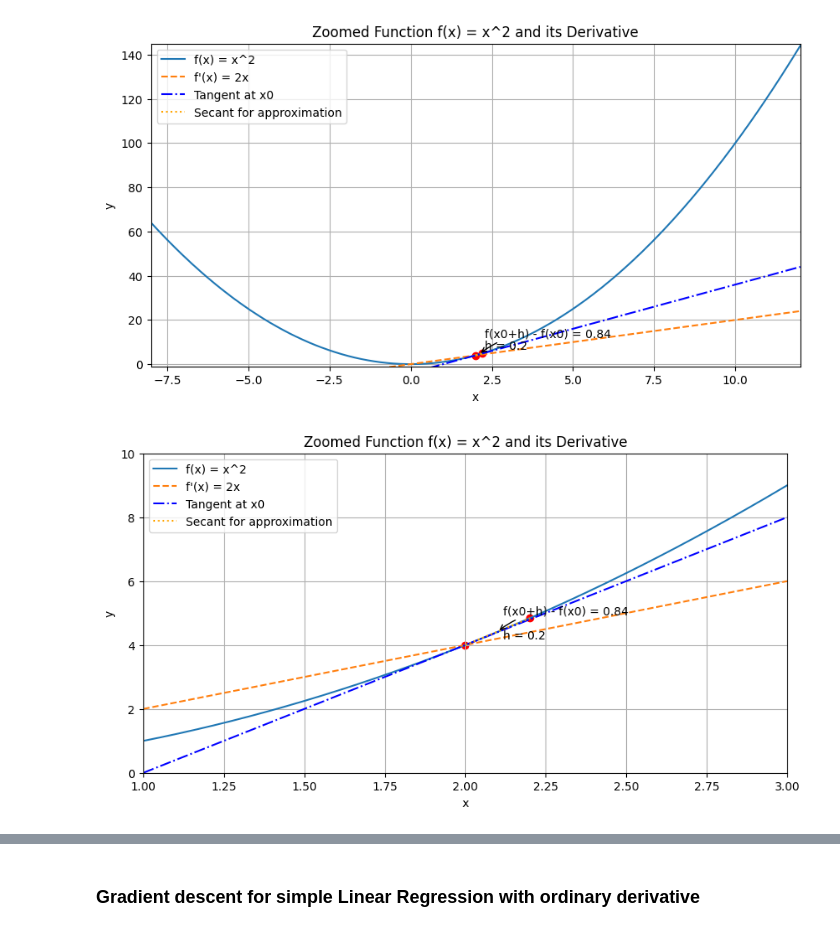
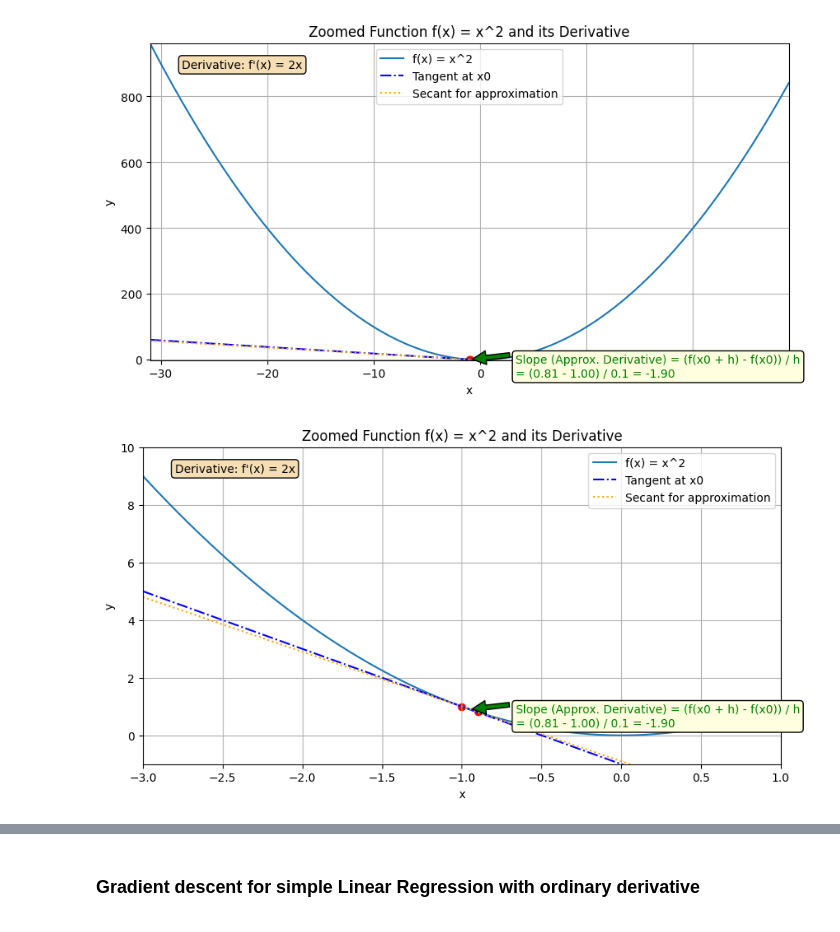
Before and after one commit to imaxfp/neural_n00b, a Jupyter notebook: 2_0_derevatives.ipynb, the cells around one changed output, grey strips where cells are left out. Cells and saved outputs as stored; diff of their text form; code cells hidden in the pictures.

```diff
--- a/2_0_derevatives.ipynb
+++ b/2_0_derevatives.ipynb
@@ -30,61 +30,63 @@ def actual_derivative_quad_fun(x):
 def approximate_derivative(f, x, h=1e-5):
     return (f(x + h) - f(x)) / h
 
-
-
 def plot_function_and_derivative_zoomed(f, actual_derivative, approx_deriv, x0, h, zoom_factor):
-
-
     # Generate x values around x0
     x = np.linspace(x0 - zoom_factor, x0 + zoom_factor, 400)
     y = f(x)
-    dy = actual_derivative(x)
+   # dy = actual_derivative(x)
 
     # Compute the tangent line at x0
     tangent_actual = actual_derivative(x0) * (x - x0) + f(x0)
 
-    # Compute the secant line for the approximate derivative
-    secant_x = np.array([x0, x0 + h])
-    secant_y = f(secant_x)
+    # Compute the slope of the secant line for the approximate derivative
+    slope_secant = (f(x0 + h) - f(x0)) / h
+
+    # Extend the secant line across the plotted range
+    secant_line = slope_secant * (x - x0) + f(x0)
 
     # Plot the function, derivative, and tangent line
     plt.figure(figsize=(10, 5))
     plt.plot(x, y, label='f(x) = x^2')
-    plt.plot(x, dy, label="f'(x) = 2x", linestyle='--')
     plt.plot(x, tangent_actual, label="Tangent at x0", linestyle='-.', color='blue')
-    plt.plot(secant_x, secant_y, label="Secant for approximation", linestyle=':', color='orange')
+    plt.plot(x, secant_line, label="Secant for approximation", linestyle=':', color='orange')
 
     # Highlight the points used for the secant line
-    plt.scatter(secant_x, secant_y, color='red')
+    plt.scatter([x0, x0 + h], [f(x0), f(x0 + h)], color='red')
+    plt.text(0.05, 0.95, "Derivative: f'(x) = 2x", horizontalalignment='left', verticalalignment='top', transform=plt.gca().transAxes, fontsize=10, bbox=dict(boxstyle="round", facecolor='wheat', edgecolor='black'))
 
-    # Annotate the distance on x and y axis for the secant line
-    plt.annotate(f'h = {h}',
-                 xy=(x0 + h/2, f(x0)), xycoords='data',
-                 xytext=(5, 5), textcoords='offset points')
-    plt.annotate(f'f(x0+h) - f(x0) = {f(x0 + h) - f(x0):.2f}',
-                 xy=((x0 + x0 + h)/2, (f(x0) + f(x0 + h))/2), xycoords='data',
-                 xytext=(5, 15), textcoords='offset points',
-                 arrowprops=dict(arrowstyle="->", connectionstyle="arc3,rad=.2"))
+    # Annotate the slope of the secant line in green
+    approx_deriv_formula = f"Slope (Approx. Derivative) = (f(x0 + h) - f(x0)) / h\n= ({f(x0 + h):.2f} - {f(x0):.2f}) / {h} = {slope_secant:.2f}"
+    plt.annotate(approx_deriv_formula,
+             xy=(x0 + h / 2, (f(x0) + f(x0 + h)) / 2), xycoords='data',
+             xytext=(40, -15), textcoords='offset points',
+             arrowprops=dict(facecolor='green', shrink=0.05),
+             fontsize=10, color='green', bbox=dict(boxstyle="round", facecolor='lightyellow', edgecolor='black'))
 
     plt.title("Zoomed Function f(x) = x^2 and its Derivative")
     plt.xlabel('x')
     plt.ylabel('y')
     plt.legend()
     plt.grid(True)
 
     # Adjust the limits based on the zoom factor
     plt.xlim(x0 - zoom_factor, x0 + zoom_factor)
     plt.ylim(min(y) - 1, max(y) + 1)
 
     plt.show()
 
-approx_deriv = approximate_derivative(f, x0, h)
-x0 = 2 # Point at which we want to calculate the derivative
-h = 0.2 #can be limit
+# Example usage
+x0 = -1  # Point at which we want to calculate the derivative
+h = 0.1    # Step size for the secant line calculation
 
-zoom_factor = 0.5  # Determines how much to zoom out
-plot_function_and_derivative_zoomed(quadratic_fun, actual_derivative_quad_fun, approx_deriv, x0, h, zoom_factor=10)
-plot_function_and_derivative_zoomed(quadratic_fun, actual_derivative_quad_fun, approx_deriv, x0, h, zoom_factor=1)
+# Calculate the approximate derivative at x0 using a small h value
+approx_deriv = approximate_derivative(quadratic_fun, x0, h)
+
+# Plot with a larger zoom factor
+plot_function_and_derivative_zoomed(quadratic_fun, actual_derivative_quad_fun, approx_deriv, x0, h, zoom_factor=30)
+
+# Plot with a smaller zoom factor
+plot_function_and_derivative_zoomed(quadratic_fun, actual_derivative_quad_fun, approx_deriv, x0, h, zoom_factor=2)
 # %% [output]
-[figure, old version]
+[figure, new version]
-[figure, old version]
+[figure, new version]
```
Also changed, not shown: parts of 3 cells of this notebook, 2 other files.
